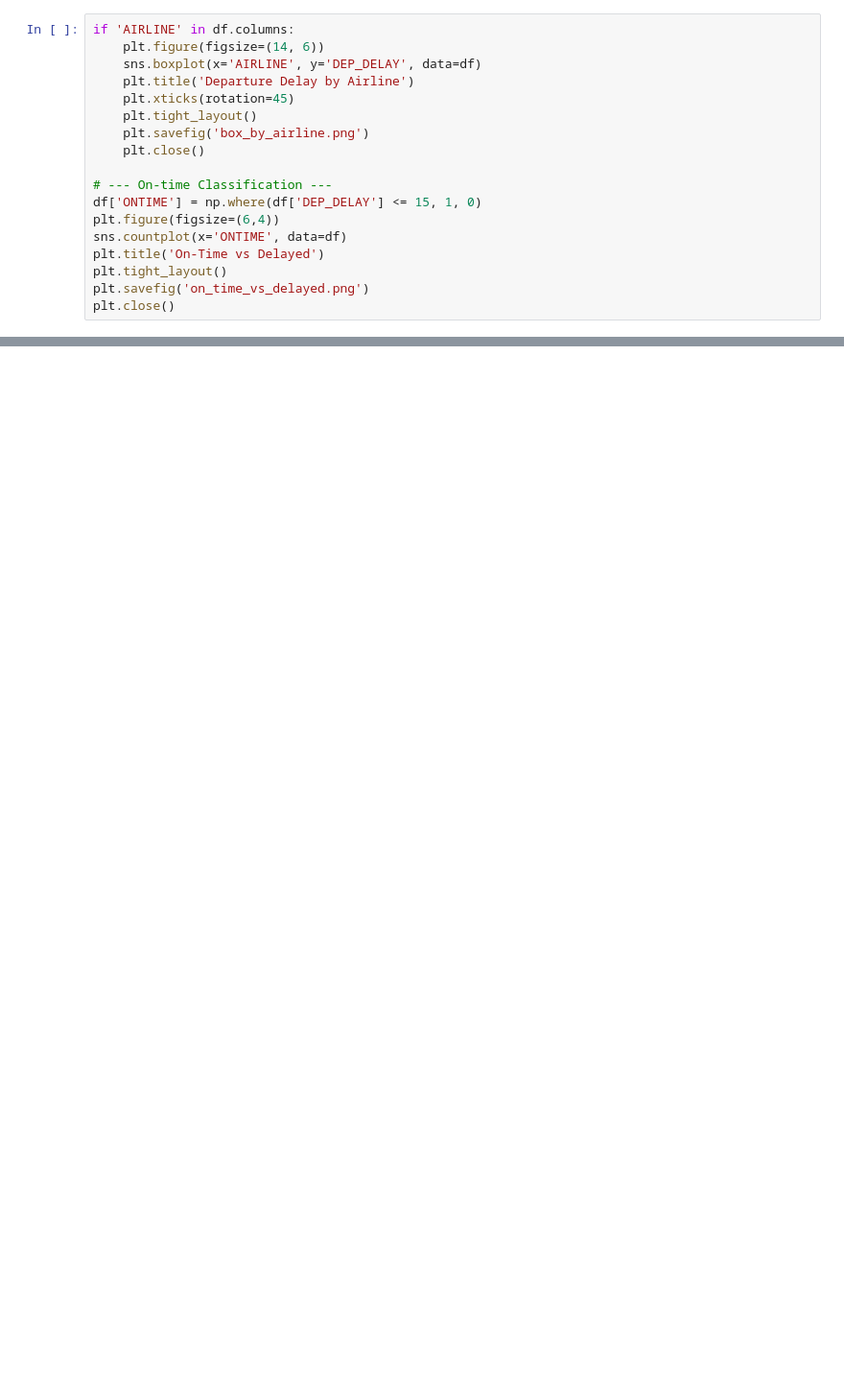
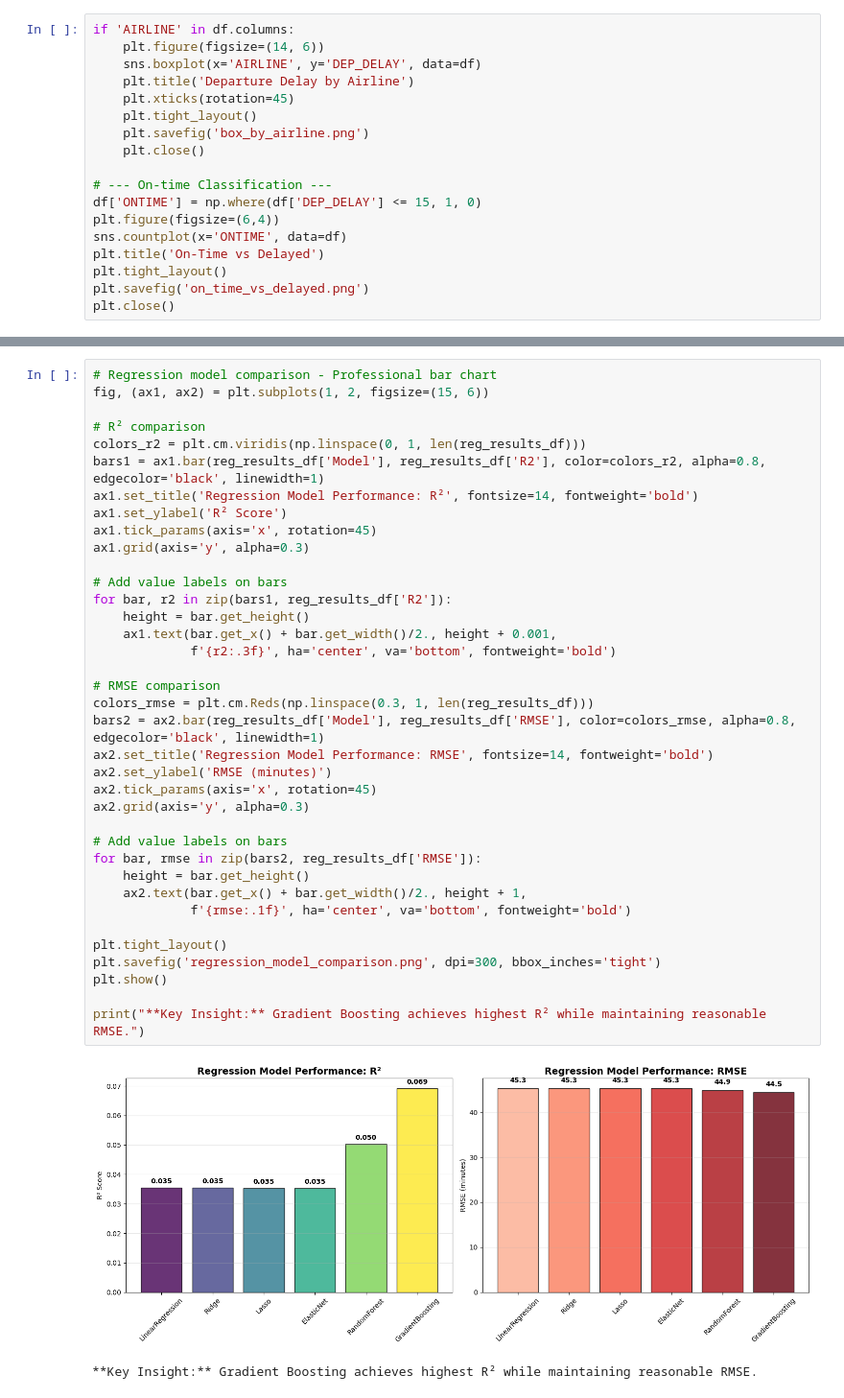
Before and after one commit to stevenl224/EECE5644-Final-Project, a Jupyter notebook: MLproj.ipynb, the cells around one changed output, grey strips where cells are left out. Shown at 96% size. Saved outputs shown, nothing was run; the diff lists cells and outputs as text; blank space fills up the shorter version.

```diff
--- a/MLproj.ipynb
+++ b/MLproj.ipynb
@@ -305,0 +342,40 @@ plt.show()
+# %%
+# Regression model comparison - Professional bar chart
+fig, (ax1, ax2) = plt.subplots(1, 2, figsize=(15, 6))
+
+# R² comparison
+colors_r2 = plt.cm.viridis(np.linspace(0, 1, len(reg_results_df)))
+bars1 = ax1.bar(reg_results_df['Model'], reg_results_df['R2'], color=colors_r2, alpha=0.8, edgecolor='black', linewidth=1)
+ax1.set_title('Regression Model Performance: R²', fontsize=14, fontweight='bold')
+ax1.set_ylabel('R² Score')
+ax1.tick_params(axis='x', rotation=45)
+ax1.grid(axis='y', alpha=0.3)
+
+# Add value labels on bars
+for bar, r2 in zip(bars1, reg_results_df['R2']):
+    height = bar.get_height()
+    ax1.text(bar.get_x() + bar.get_width()/2., height + 0.001,
+             f'{r2:.3f}', ha='center', va='bottom', fontweight='bold')
+
+# RMSE comparison
+colors_rmse = plt.cm.Reds(np.linspace(0.3, 1, len(reg_results_df)))
+bars2 = ax2.bar(reg_results_df['Model'], reg_results_df['RMSE'], color=colors_rmse, alpha=0.8, edgecolor='black', linewidth=1)
+ax2.set_title('Regression Model Performance: RMSE', fontsize=14, fontweight='bold')
+ax2.set_ylabel('RMSE (minutes)')
+ax2.tick_params(axis='x', rotation=45)
+ax2.grid(axis='y', alpha=0.3)
+
+# Add value labels on bars
+for bar, rmse in zip(bars2, reg_results_df['RMSE']):
+    height = bar.get_height()
+    ax2.text(bar.get_x() + bar.get_width()/2., height + 1,
+             f'{rmse:.1f}', ha='center', va='bottom', fontweight='bold')
+
+plt.tight_layout()
+plt.savefig('regression_model_comparison.png', dpi=300, bbox_inches='tight')
+plt.show()
+
+print("**Key Insight:** Gradient Boosting achieves highest R² while maintaining reasonable RMSE.")
+# %% [output]
+[figure, added]
+**Key Insight:** Gradient Boosting achieves highest R² while maintaining reasonable RMSE.
```
Also changed, not shown: parts of 13 cells of this notebook.
